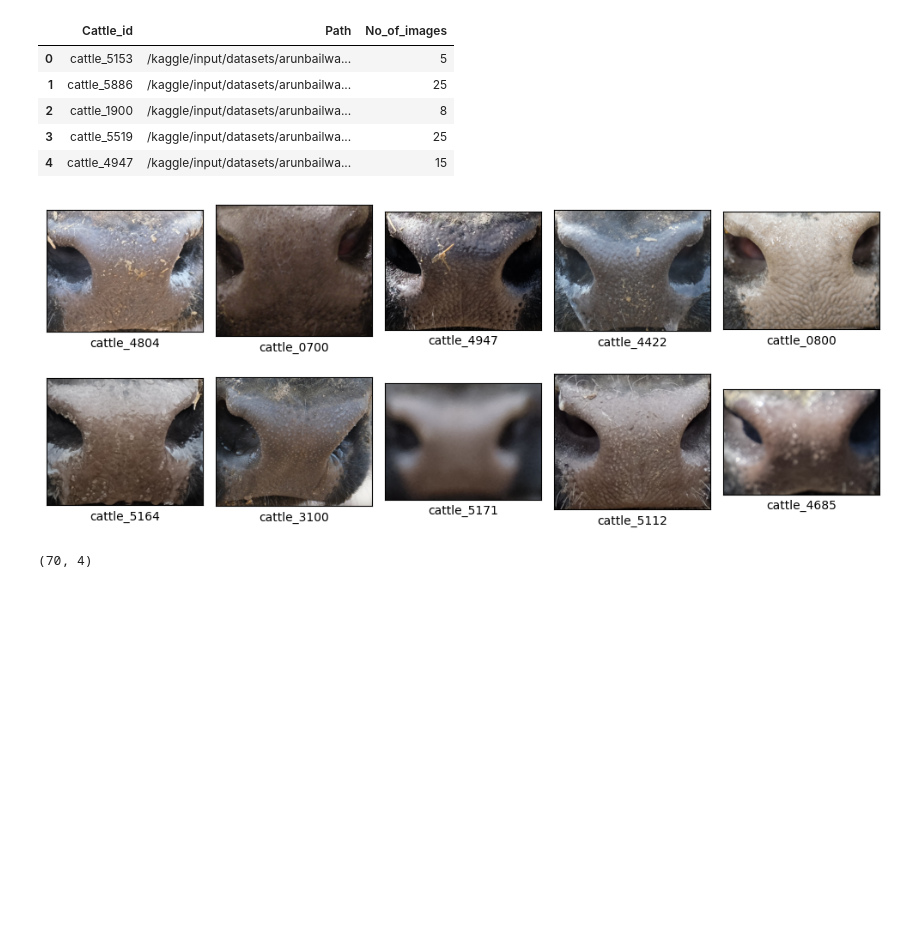
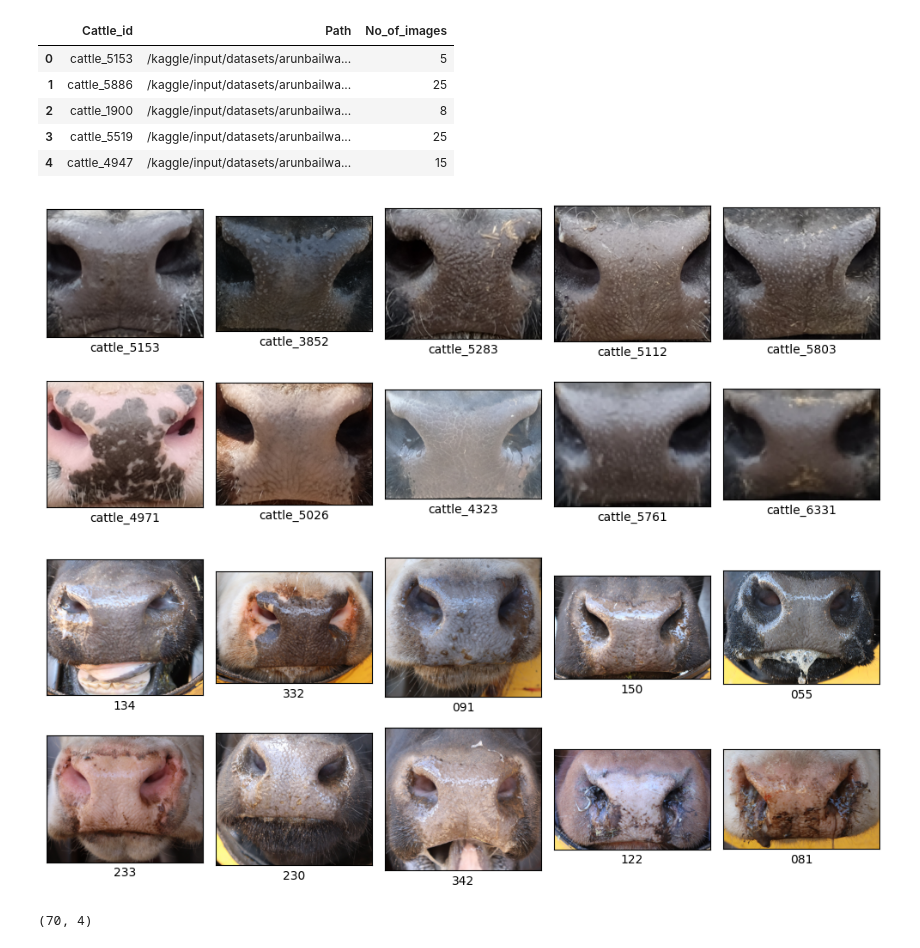
Before and after one commit to arunbailwal30/CattleMuzzle, a Jupyter notebook: mobilenetproposedwork.ipynb, the cells around one changed output. Saved outputs shown, nothing was run; the diff lists cells and outputs as text; code cells hidden in the pictures; blank space fills up the shorter version.

Commit message:
added prototype gallery for unknown cattle

```diff
--- a/mobilenetproposedwork.ipynb
+++ b/mobilenetproposedwork.ipynb
@@ -41,31 +41,57 @@ df_unknown.to_csv('UnknownDataset.csv', index = True)
 # %%
 
 
 plt.figure(figsize=(10, 10))
 
 for i in range(10):
     plt.subplot(5, 5, i+1)
     plt.xticks([])
     plt.yticks([])
     plt.grid(False)
     rand_index = np.random.randint(0, len(df_known))
     folder = df_known['Path'][rand_index]
     files = os.listdir(folder)
     rand_file = np.random.choice(files)
     img_path = os.path.join(folder, rand_file)
 
     img = plt.imread(img_path)
     if img.max() > 1.0:
         img = img / 255.0
     plt.imshow(img)
     plt.xlabel(df_known['Cattle_id'][rand_index])
 
 plt.tight_layout()
-plt.savefig('visualization.jpg', dpi=150)
+plt.savefig('visualizationKnown.jpg', dpi=150)
 plt.show()
 plt.close()
+
+
+plt.figure(figsize=(10, 10))
+
+for i in range(10):
+    plt.subplot(5, 5, i+1)
+    plt.xticks([])
+    plt.yticks([])
+    plt.grid(False)
+    rand_index = np.random.randint(0, len(df_unknown))
+    folder = df_unknown['Path'][rand_index]
+    files = os.listdir(folder)
+    rand_file = np.random.choice(files)
+    img_path = os.path.join(folder, rand_file)
+
+    img = plt.imread(img_path)
+    if img.max() > 1.0:
+        img = img / 255.0
+    plt.imshow(img)
+    plt.xlabel(df_unknown['Cattle_id'][rand_index])
+
+plt.tight_layout()
+plt.savefig('visualizationUnknown.jpg', dpi=150)
+plt.show()
+plt.close()
 # %% [output]
-[figure, old version]
+[figure, new version]
+[figure, added]
 # %%
 min_val = df_known['No_of_images'].min()
 max_val = df_known['No_of_images'].max()
```
Also changed, not shown: parts of 26 cells of this notebook.
